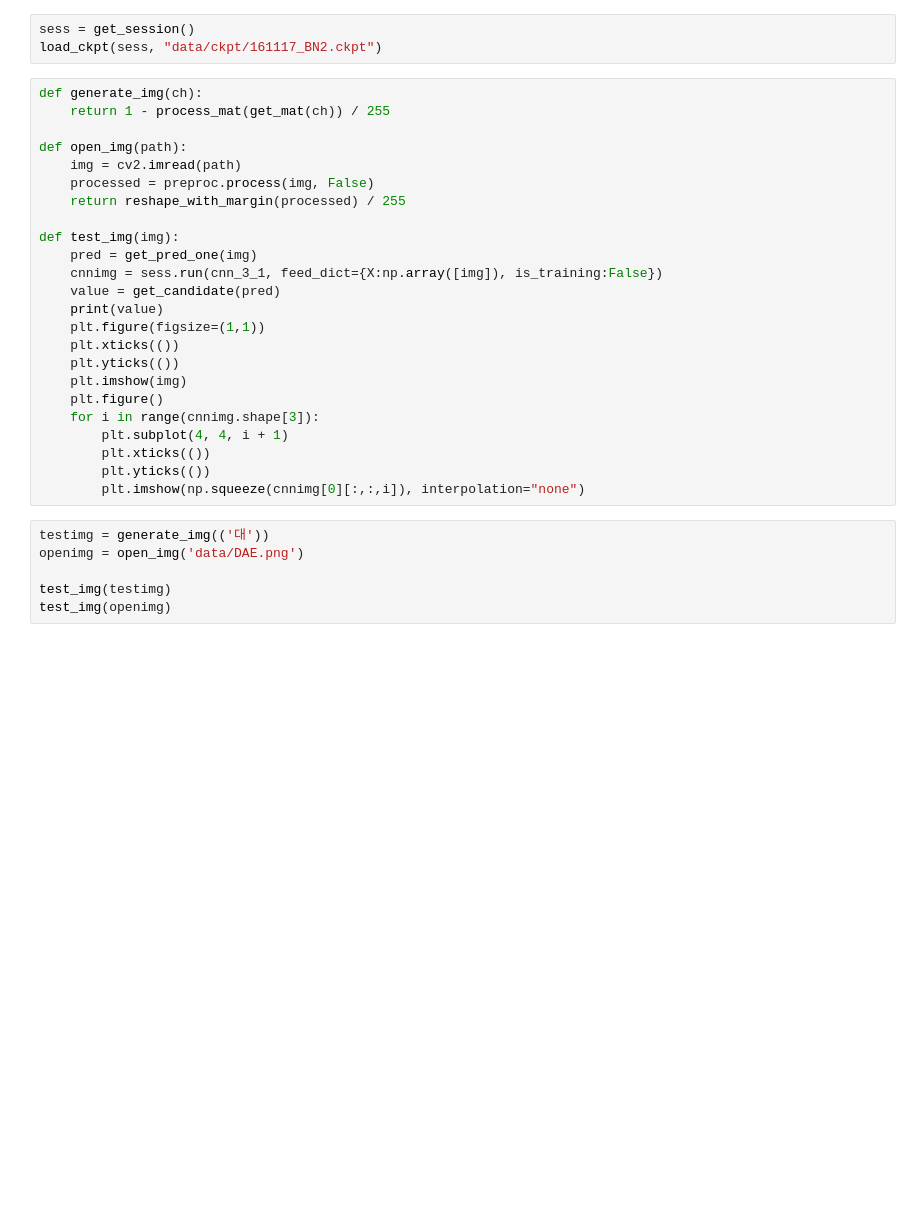
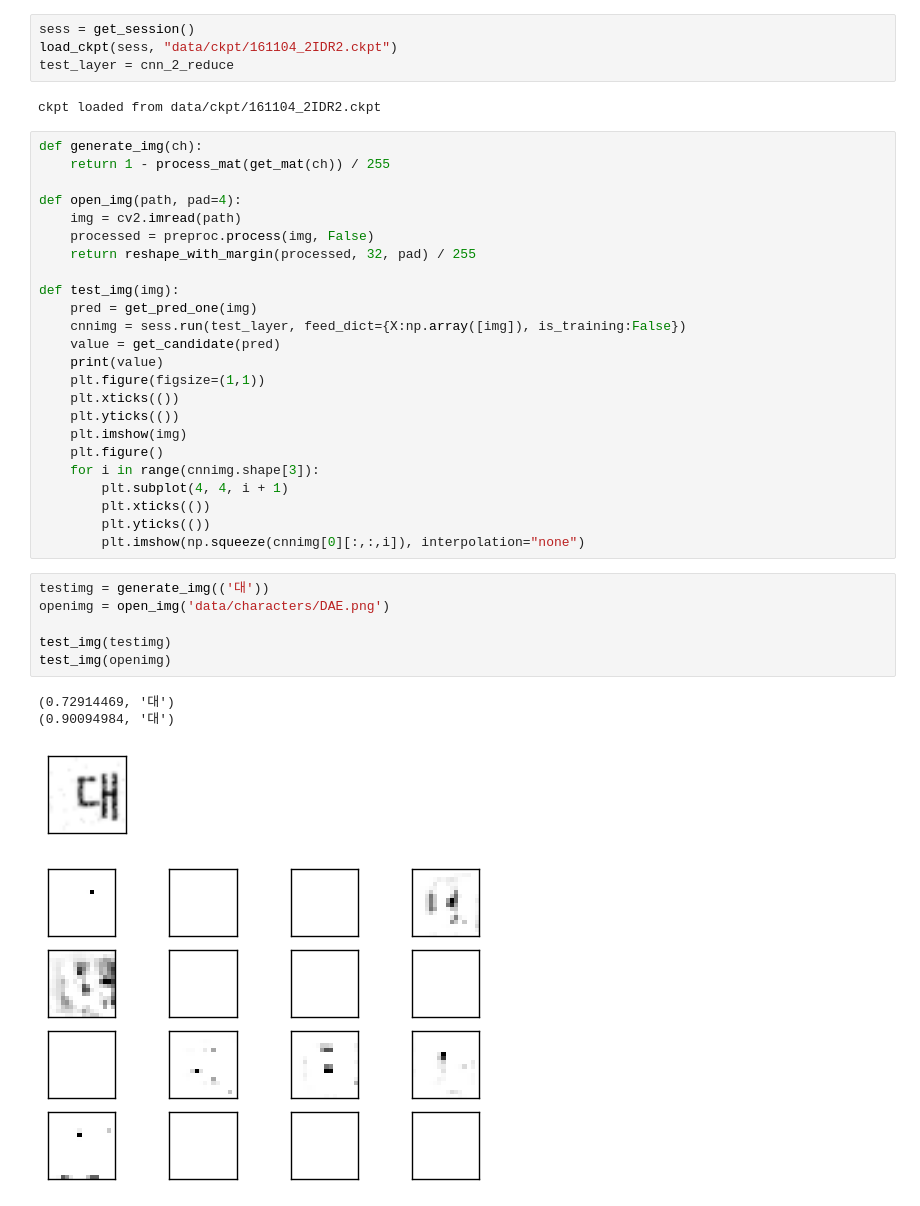
Before and after one commit to yeonwooKim/KoreanOCR, a Jupyter notebook: tester.ipynb, the cells around one changed output. Drawn from its saved outputs; the diff is of its cells as text; blank space fills up the shorter version.

```diff
--- a/tester.ipynb
+++ b/tester.ipynb
@@ -9,19 +9,22 @@ import matplotlib.pyplot as plt
 plt.rcParams['image.cmap'] = 'Greys'
 # %%
 sess = get_session()
-load_ckpt(sess, "data/ckpt/161117_BN2.ckpt")
+load_ckpt(sess, "data/ckpt/161104_2IDR2.ckpt")
+test_layer = cnn_2_reduce
+# %% [output]
+ckpt loaded from data/ckpt/161104_2IDR2.ckpt
 # %%
 def generate_img(ch):
     return 1 - process_mat(get_mat(ch)) / 255
 
-def open_img(path):
+def open_img(path, pad=4):
     img = cv2.imread(path)
     processed = preproc.process(img, False)
-    return reshape_with_margin(processed) / 255
+    return reshape_with_margin(processed, 32, pad) / 255
 
 def test_img(img):
     pred = get_pred_one(img)
-    cnnimg = sess.run(cnn_3_1, feed_dict={X:np.array([img]), is_training:False})
+    cnnimg = sess.run(test_layer, feed_dict={X:np.array([img]), is_training:False})
     value = get_candidate(pred)
     print(value)
     plt.figure(figsize=(1,1))
@@ -36,7 +39,12 @@ def test_img(img):
         plt.imshow(np.squeeze(cnnimg[0][:,:,i]), interpolation="none")
 # %%
 testimg = generate_img(('대'))
-openimg = open_img('data/DAE.png')
+openimg = open_img('data/characters/DAE.png')
 
 test_img(testimg)
 test_img(openimg)
+# %% [output]
+(0.72914469, '대')
+(0.90094984, '대')
+[figure, added]
+[figure, added]
```
Also changed, not shown: parts of 3 cells of this notebook, 5 other files.
